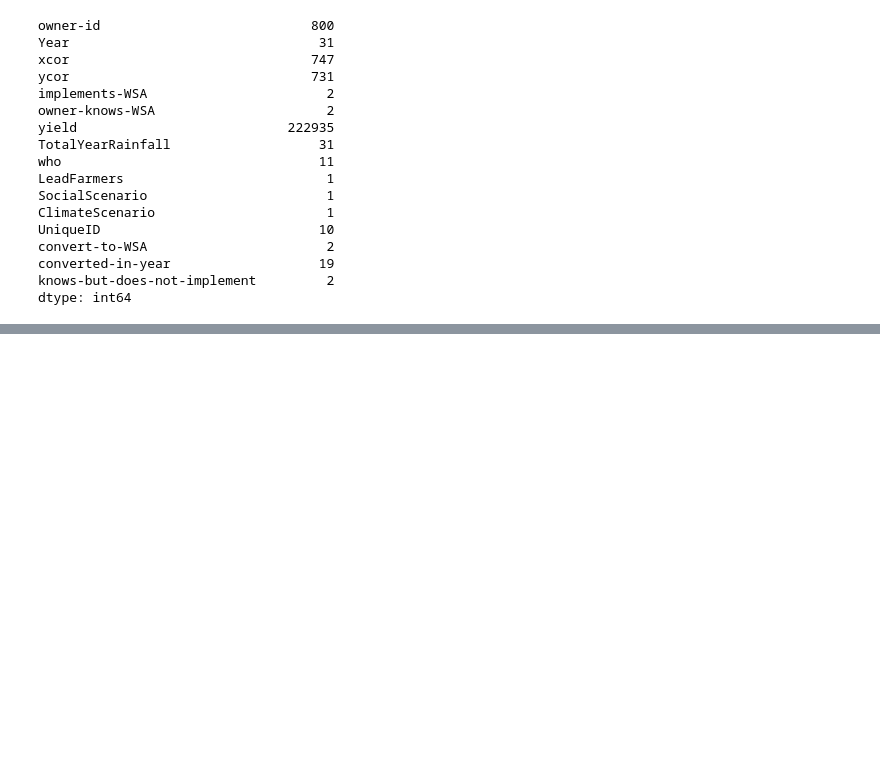
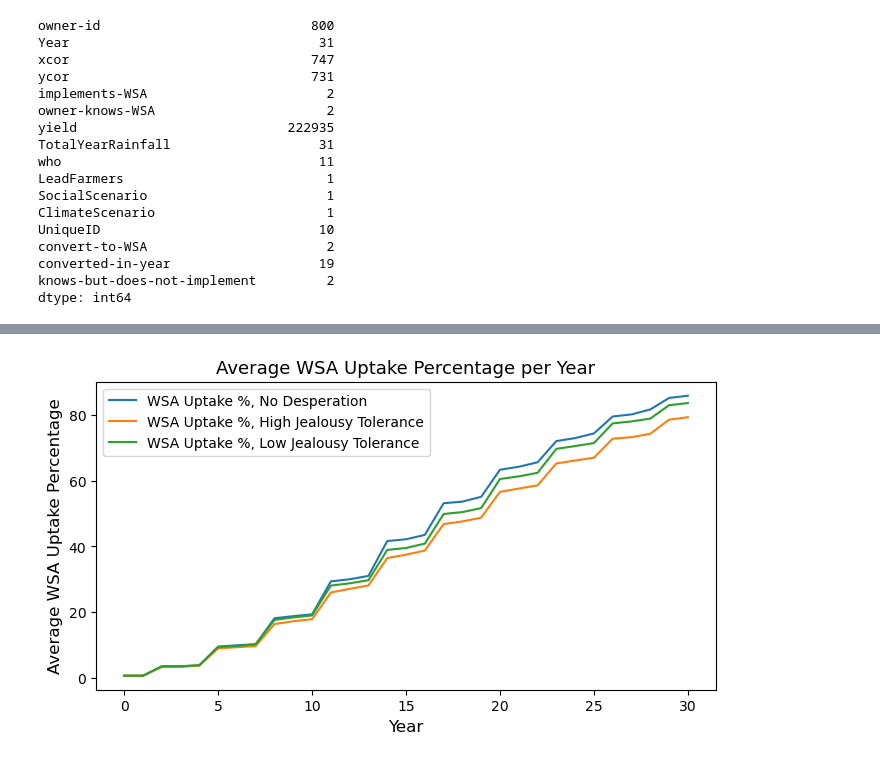
Before and after one commit to WylieMabel/TreesAndThat, a Jupyter notebook: Model Output/data_analysis_3.ipynb, the cells around one changed output, grey strips where cells are left out. Drawn from its saved outputs; the diff is of its cells as text; code cells hidden in the pictures; blank space fills up the shorter version.

```diff
--- a/Model Output/data_analysis_3.ipynb
+++ b/Model Output/data_analysis_3.ipynb
@@ -354,0 +183,36 @@ df_5_no_w[df_5_no_w['convert-to-WSA'] == 1]
+# %%
+def get_wsa_uptake_per_year(df):
+    wsa_uptake_percentages = []
+    for year in df['Year'].unique():
+        num_wsa = len(df[(df['Year'] == year) & (df['implements-WSA'] == 1)])
+        everyone = len(df[(df['Year'] == year)])
+        wsa_uptake_percentage = num_wsa / everyone * 100
+        wsa_uptake_percentages.append(wsa_uptake_percentage)
+    return wsa_uptake_percentages
+# %%
+def get_avg_wsa_uptake_per_year(df):
+    runs = df['UniqueID'].unique()
+    wsa_uptake_percentages_arrays = []
+    for run in runs:
+        wsa_uptake_percentages = get_wsa_uptake_per_year(df[df['UniqueID'] == run])
+        wsa_uptake_percentages_arrays.append(wsa_uptake_percentages)
+    avg = np.average(wsa_uptake_percentages_arrays, axis=0)
+    return avg
+# %%
+def plot_wsa_uptake_soc(df_no, df_hj, df_lj):
+    wsa_uptake_percentages_no = get_avg_wsa_uptake_per_year(df_no)
+    wsa_uptake_percentages_hj = get_avg_wsa_uptake_per_year(df_hj)
+    wsa_uptake_percentages_lj = get_avg_wsa_uptake_per_year(df_lj)
+
+    fig = plt.figure(figsize=(8,4))
+    ax = fig.add_subplot(111)
+
+
+    ax.plot(wsa_uptake_percentages_no, label = "WSA Uptake %, No Desperation")
+    ax.plot(wsa_uptake_percentages_hj, label = "WSA Uptake %, High Jealousy Tolerance")
+    ax.plot(wsa_uptake_percentages_lj, label = "WSA Uptake %, Low Jealousy Tolerance")
+
+    ax.set_title("Average WSA Uptake Percentage per Year", fontsize=13)
+    ax.set_xlabel("Year", fontsize=12)
+    ax.set_ylabel("Average WSA Uptake Percentage", fontsize=12)
+    ax.legend(loc='best')
@@ -436,0 +284,4 @@ ax.legend(loc='best')
+# %%
+plot_wsa_uptake_soc(df_5_no_c, df_5_hj_c, df_5_lj_c)
+# %% [output]
+[figure, added]
```
Also changed, not shown: parts of 71 cells of this notebook, 7 other files.
